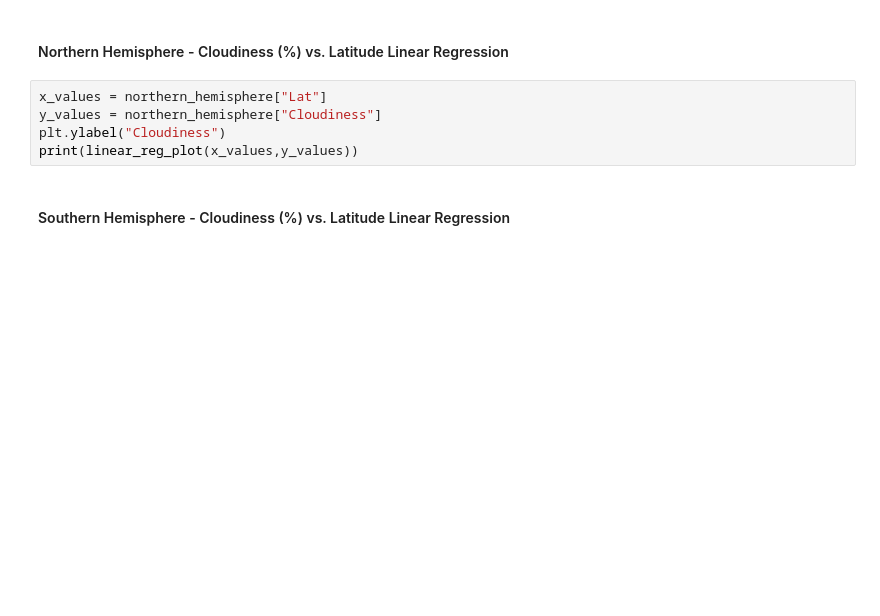
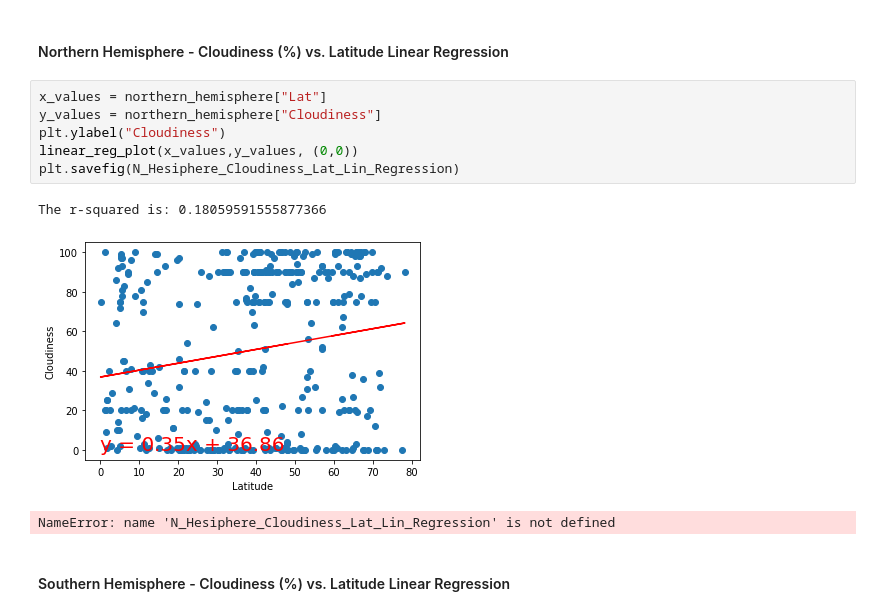
Before and after one commit to emersonmolett/python-api-challenge, a Jupyter notebook: WeatherPy/WeatherPy.ipynb, the cells around one changed output. Drawn from its saved outputs; the diff is of its cells as text; blank space fills up the shorter version.

Commit message:
updated N_Hesiphere_Cloudiness_Lat_Lin_Regression plot

```diff
--- a/WeatherPy/WeatherPy.ipynb
+++ b/WeatherPy/WeatherPy.ipynb
@@ -328,8 +328,13 @@ The r-squared is: 0.35574415973440865
 # %%
 x_values = northern_hemisphere["Lat"]
 y_values = northern_hemisphere["Cloudiness"]
 plt.ylabel("Cloudiness")
-print(linear_reg_plot(x_values,y_values))
+linear_reg_plot(x_values,y_values, (0,0))
+plt.savefig(N_Hesiphere_Cloudiness_Lat_Lin_Regression)
+# %% [output]
+The r-squared is: 0.18059591555877366
+[figure, added]
+NameError: name 'N_Hesiphere_Cloudiness_Lat_Lin_Regression' is not defined
 # %% [markdown]
 ####  Southern Hemisphere - Cloudiness (%) vs. Latitude Linear Regression
 # %%
```
Also changed, not shown: 1 other file.
